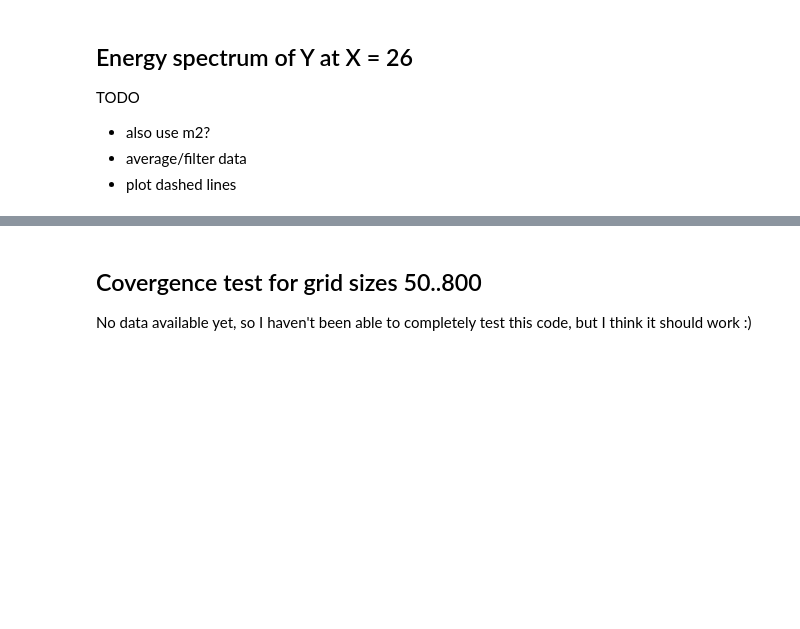
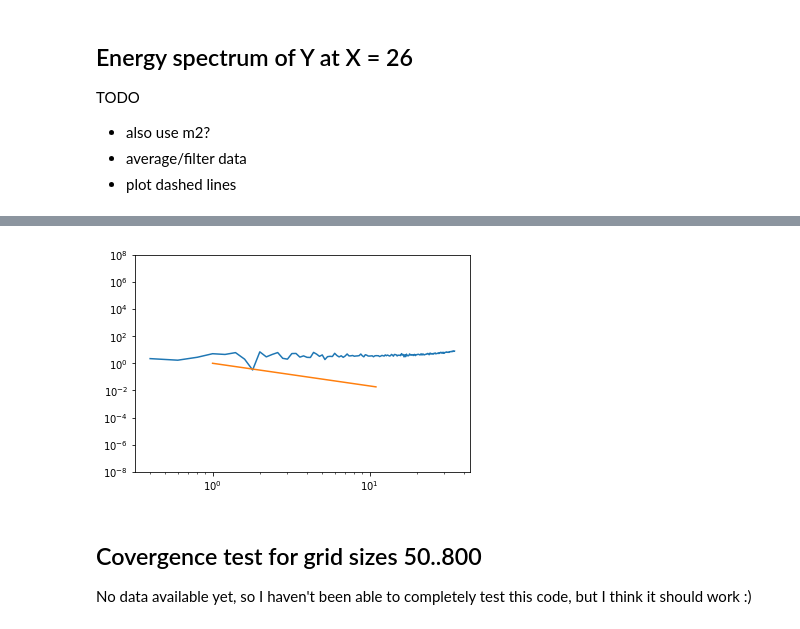
Before and after one commit to ArneBouillon/turbulence, a Jupyter notebook: 2D/Plotting.ipynb, the cells around one changed output, grey strips where cells are left out. Cells and saved outputs as stored; diff of their text form; code cells hidden in the pictures; blank space fills up the shorter version.

```diff
--- a/2D/Plotting.ipynb
+++ b/2D/Plotting.ipynb
@@ -212,30 +229,26 @@ TODO
 * average/filter data
 * plot dashed lines
 # %%
-ts = yt.load("./output_I/*.dat")
+ts = yt.load("output/*.dat")
 data = 'm1'
 U_in = 5
 dt = 0.75
 X, X_max = 26, 35
 X_index = int( 800 * X / X_max)
 
-tot = np.zeros(800)
-for I in range(1,275):
-    ds = ts[I-1]
-    # central difference
-    sl = np.squeeze(ds.covering_grid(level=0, left_edge=[0,0.0,0.0], dims=ds.domain_dimensions)[data])[X_index,:]
+r = range(400)
+d = []
+for I in r:
     ds = ts[I]
-    sl = -sl + 2* np.squeeze(ds.covering_grid(level=0, left_edge=[0,0.0,0.0], dims=ds.domain_dimensions)[data])[X_index,:]
-    ds = ts[I+1]
-    sl = sl - np.squeeze(ds.covering_grid(level=0, left_edge=[0,0.0,0.0], dims=ds.domain_dimensions)[data])[X_index,:]
-    sl /= 2*dt
-    tot += sl
-tot /= 274
+    sl = np.average(np.squeeze(ds.covering_grid(level=0, left_edge=[0,0.0,0.0], dims=ds.domain_dimensions)[data])[X_index,400:401],axis=0)
+    d.append(sl)
 
-fourier = np.fft.fft(sl)
+fourier = np.fft.fft(d)
+for i in range(len(fourier)): fourier[i] *= i
 e = np.square(np.absolute(fourier))
 f = np.linspace(0.2, e.size/U_in, e.size) # scale x-axis values
 plt.loglog(f[1:f.size//2],e[1:f.size//2])
-plt.ylim(1e-8, 1e1)
+plt.loglog([i / 100 for i in range(100,1100)], [(i/100) ** (-5/3) for i in range(100,1100)])
+plt.ylim(1e-8, 1e8)
 plt.show()
 # %% [output]
@@ -299,3 +273,14 @@ yt : [WARNING  ] 2020-11-29 18:20:14,970 e not found and no parfile passed, can
+# %%
+fourier = np.fft.fft(d)
+for i in range(len(fourier)): fourier[i] *= i
+e = np.square(np.absolute(fourier))
+f = np.linspace(0.2, e.size/U_in, e.size) # scale x-axis values
+plt.loglog(f[1:f.size//2],e[1:f.size//2])
+plt.loglog([i / 100 for i in range(100,1100)], [(i/100) ** (-5/3) for i in range(100,1100)])
+plt.ylim(1e-8, 1e8)
+plt.show()
+# %% [output]
+[figure, added]
 # %% [markdown]
 ## Covergence test for grid sizes 50..800
 
```
Also changed, not shown: parts of 6 cells of this notebook.
